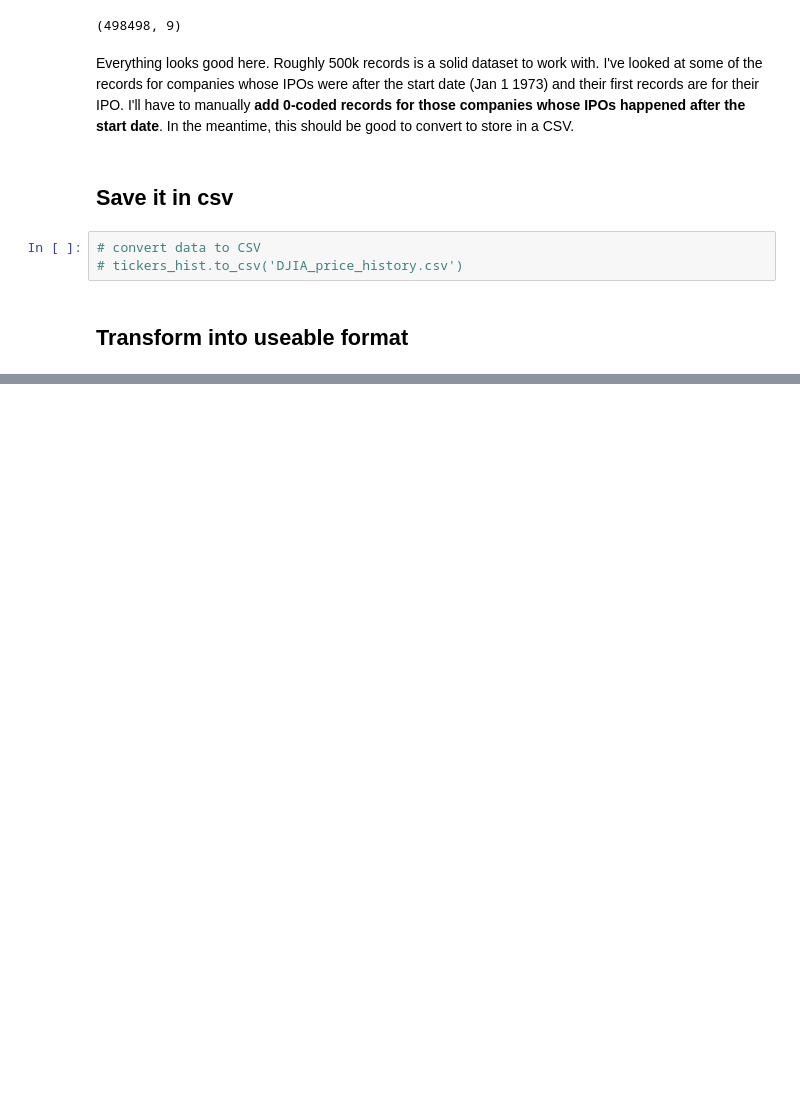
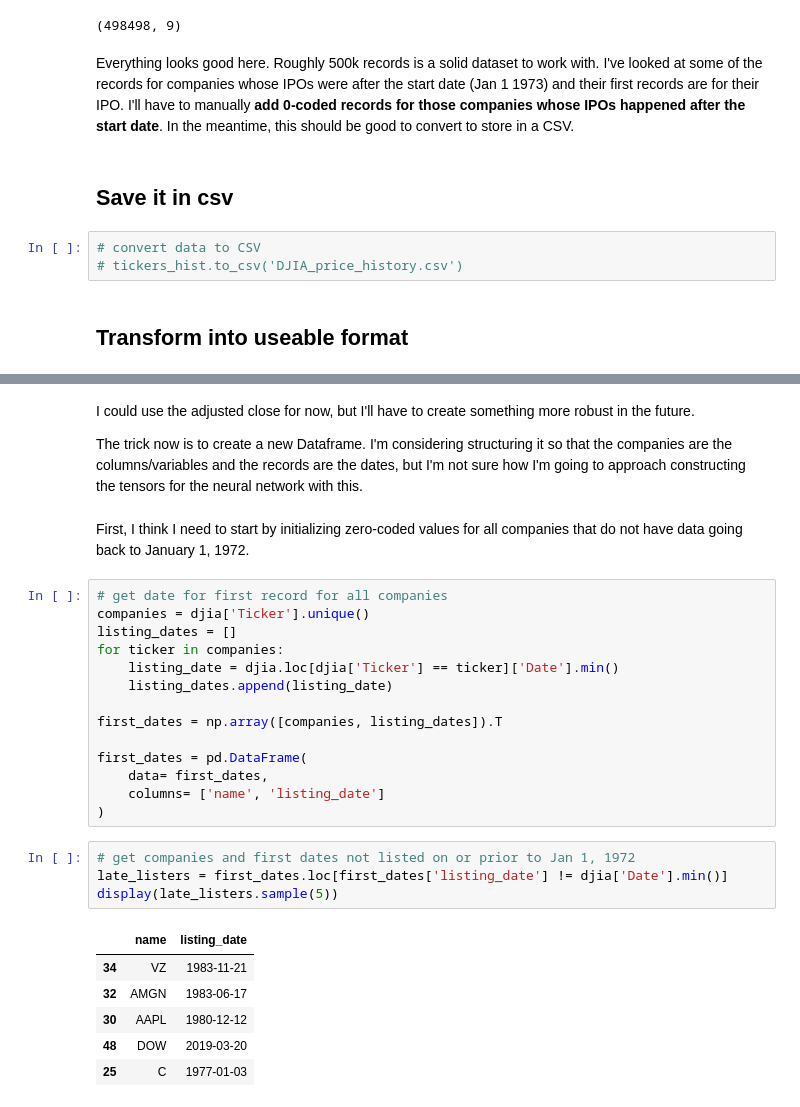
Before and after one commit to zdravoj/stock-bot, a Jupyter notebook: trading_sandbox.ipynb, the cells around one changed output, grey strips where cells are left out. Saved outputs shown, nothing was run; the diff lists cells and outputs as text; blank space fills up the shorter version.

Commit message:
create zeroed entries for listings after startdate

```diff
--- a/trading_sandbox.ipynb
+++ b/trading_sandbox.ipynb
@@ -329,0 +369,31 @@ Everything looks good here. Roughly 500k records is a solid dataset to work with
+# %% [markdown]
+I could use the adjusted close for now, but I'll have to create something more robust in the future.
+
+The trick now is to create a new Dataframe. I'm considering structuring it so that the companies are the columns/variables and the records are the dates, but I'm not sure how I'm going to approach constructing the tensors for the neural network with this.
+# %% [markdown]
+First, I think I need to start by initializing zero-coded values for all companies that do not have data going back to January 1, 1972.
+# %%
+# get date for first record for all companies
+companies = djia['Ticker'].unique()
+listing_dates = []
+for ticker in companies:
+    listing_date = djia.loc[djia['Ticker'] == ticker]['Date'].min()
+    listing_dates.append(listing_date)
+
+first_dates = np.array([companies, listing_dates]).T
+
+first_dates = pd.DataFrame(
+    data= first_dates,
+    columns= ['name', 'listing_date']
+)
+# %%
+# get companies and first dates not listed on or prior to Jan 1, 1972
+late_listers = first_dates.loc[first_dates['listing_date'] != djia['Date'].min()]
+display(late_listers.sample(5))
+# %% [output]
+|  | name | listing_date |
+| 34 | VZ | 1983-11-21 |
+| 32 | AMGN | 1983-06-17 |
+| 30 | AAPL | 1980-12-12 |
+| 48 | DOW | 2019-03-20 |
+| 25 | C | 1977-01-03 |
```
Also changed, not shown: parts of 6 cells of this notebook.
